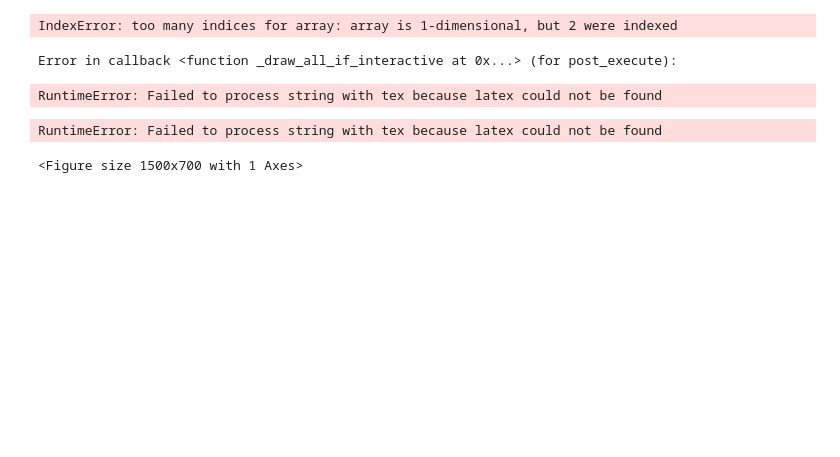
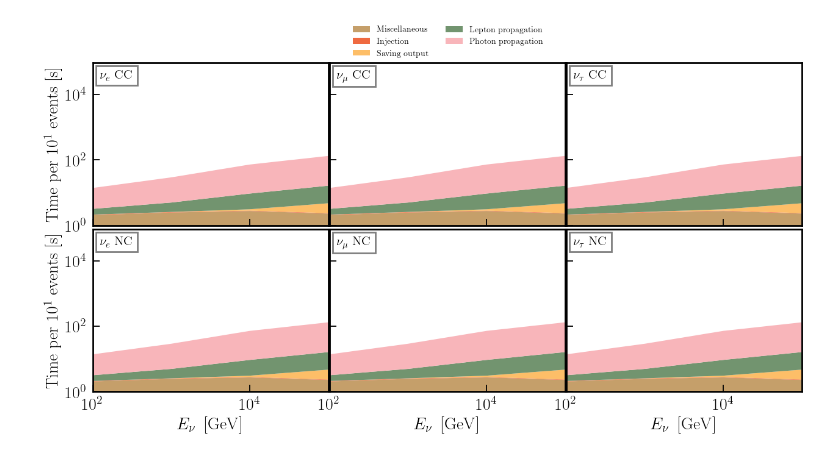
Before and after one commit to Harvard-Neutrino/prometheus, a Jupyter notebook: examples/timing_water_plot.ipynb, the cells around one changed output. Drawn from its saved outputs; the diff is of its cells as text; code cells hidden in the pictures; blank space fills up the shorter version.

Commit message:
Ready for timing benchmarking

```diff
--- a/examples/timing_water_plot.ipynb
+++ b/examples/timing_water_plot.ipynb
@@ -9,7 +9,7 @@ plt.style.use("../paper_plots/paper.mplstyle")
 plt.rcParams["text.usetex"] = True
 # %%
 # Loading timing data
-timing_data = np.load("timingtest.npy")
+timing_data = np.load("timings.npy")
 # %%
 energies = [1e2, 1e3, 1e4, 1e5]
 event_count = 5
@@ -23,0 +21,3 @@ array([[7.44386315e+00, 6.66410923e-02, 3.02701981e+01, 1.90441608e-02],
+# %%
+added_col = np.hstack((timing_data, np.reshape(timing_data[:, -2], (len(energies), 1))))
+print(added_col)
@@ -24,10 +26,8 @@ array([[7.44386315e+00, 6.66410923e-02, 3.02701981e+01, 1.90441608e-02],
 # %%
-# Plot shape
-timing_data = np.append(timing_data, timing_data[-2])
-timing_data[-3] = timing_data[-3] * 0.1
-plot_arr = np.zeros(timing_data.shape)
-plot_arr[0] = timing_data[0]
-plot_arr[1] = timing_data[1]
-plot_arr[2] = timing_data[-2]
-plot_arr[3] = timing_data[-3]
-plot_arr[4] = timing_data[-1]
+added_col[:, -3] = added_col[:, -3] * 0.1
+plot_arr = np.zeros(added_col.shape)
+plot_arr[:, 0] = added_col[:, 0]
+plot_arr[:, 1] = added_col[:, 1]
+plot_arr[:, 2] = added_col[:, -2]
+plot_arr[:, 3] = added_col[:, -3]
+plot_arr[:, 4] = added_col[:, -1]
@@ -49,15 +60,11 @@ def make_plot(timingdata, energies, ax=None):
         label = labels[x]
 
         if x == 0:
-            y1 = np.zeros(len(timingdata[:, x]))
+            y1 = np.zeros(len(energies))
         else:
             y1 = np.sum(timingdata[:, :x], axis=1)
-        y2 = np.sum(timingdata[:, :x+1], axis=1)
-
+        y2 = np.sum(timingdata[:, :(x+1)], axis=1)
         ax.fill_between(energies, y1, y2, label=label)
-        ax.plot(energies, y2, color="k", lw=1.5)
-
-
     return ax
 # %%
 fig = plt.figure(
@@ -69,37 +76,34 @@ gs = GridSpec(2, 3, figure=fig, wspace=0.004, hspace=0.025)
 
 timing_dirs = ["EMinus/", "MuMinus/", "TauMinus/", "NuE/", "NuE/", "NuE/"]
 labels = [r'$\nu_{e}$ CC', r'$\nu_{\mu}$ CC', r'$\nu_{\tau}$ CC', r'$\nu_{e}$ NC', r'$\nu_{\mu}$ NC', r'$\nu_{\tau}$ NC']
 for idx, (label, timing_dir) in enumerate(zip(labels, timing_dirs)):
     row = 0
     col = idx % 3
     if idx > 2:
         row = 1
     ax = fig.add_subplot(gs[row, col])
     ax = make_plot(plot_arr, energies, ax=ax)
     ax.loglog()
     ax.text(
         125,
         3e4,
         label,
         bbox={'facecolor': 'white', 'alpha': 0.5, 'pad': 5}, fontsize=15
     )
     if col!=0:
         ax.set_yticklabels([])
     if row==0:
         ax.set_xticklabels([])
     ax.set_xlim(100, 1e5)
     ax.set_ylim(1, 9e4)
     if row==1:
         ax.set_xlabel(r"$E_{\nu}~\left[\rm{GeV}\right]$")
     if col==0:
-        ax.set_ylabel(r"Time per $10^3$ events [s]")
+        ax.set_ylabel(r"Time per $10^1$ events [s]")
     [i.set_linewidth(2) for i in ax.spines.values()]
+plt.legend(loc=9, bbox_to_anchor=(-0.5, 2.3), ncol=2, frameon=False, fontsize=10)
+plt.tight_layout(pad=100)
 plt.savefig("prometheus_timing.pdf")
 plt.show()
-# ax.legend(handles=handles, bbox_to_anchor=(1,1))
 # %% [output]
-IndexError: too many indices for array: array is 1-dimensional, but 2 were indexed
-Error in callback <function _draw_all_if_interactive at 0x...> (for post_execute):
-RuntimeError: Failed to process string with tex because latex could not be found
-RuntimeError: Failed to process string with tex because latex could not be found
-<Figure size 1500x700 with 1 Axes>
+[figure, added]
```
Also changed, not shown: parts of 3 cells of this notebook, 5 other files.
